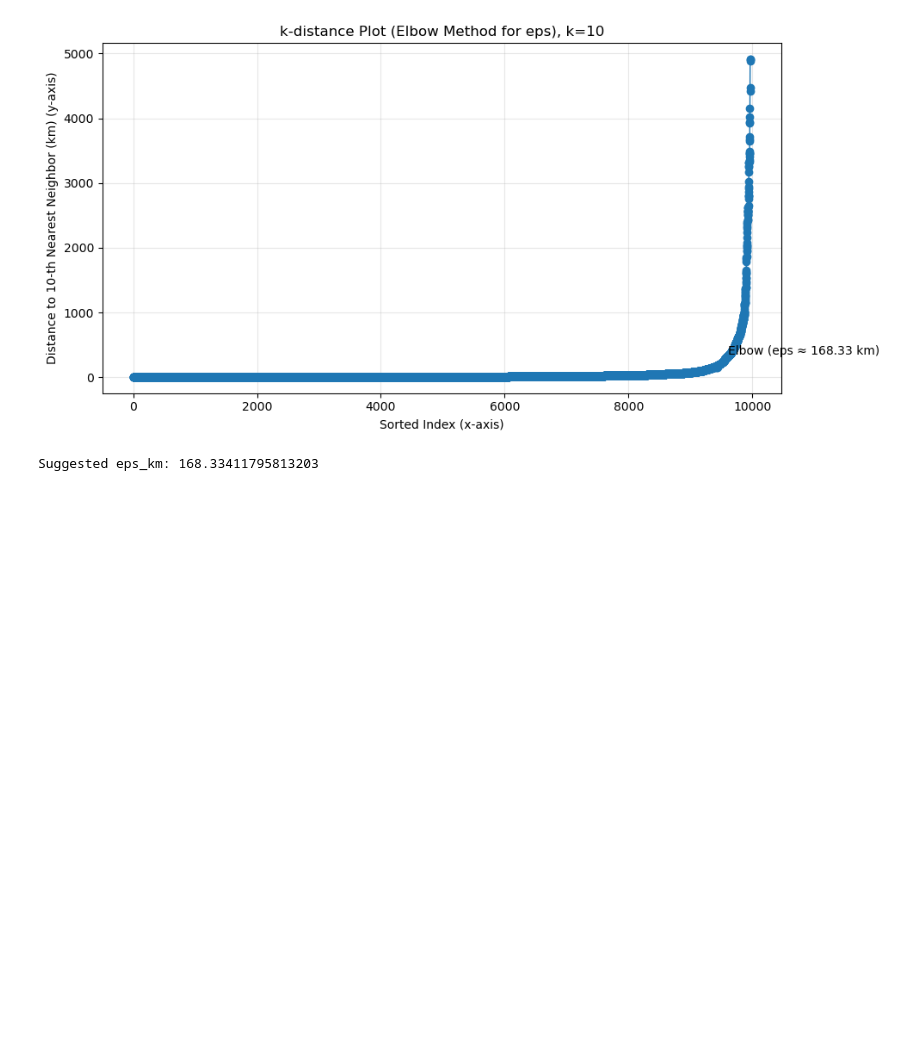
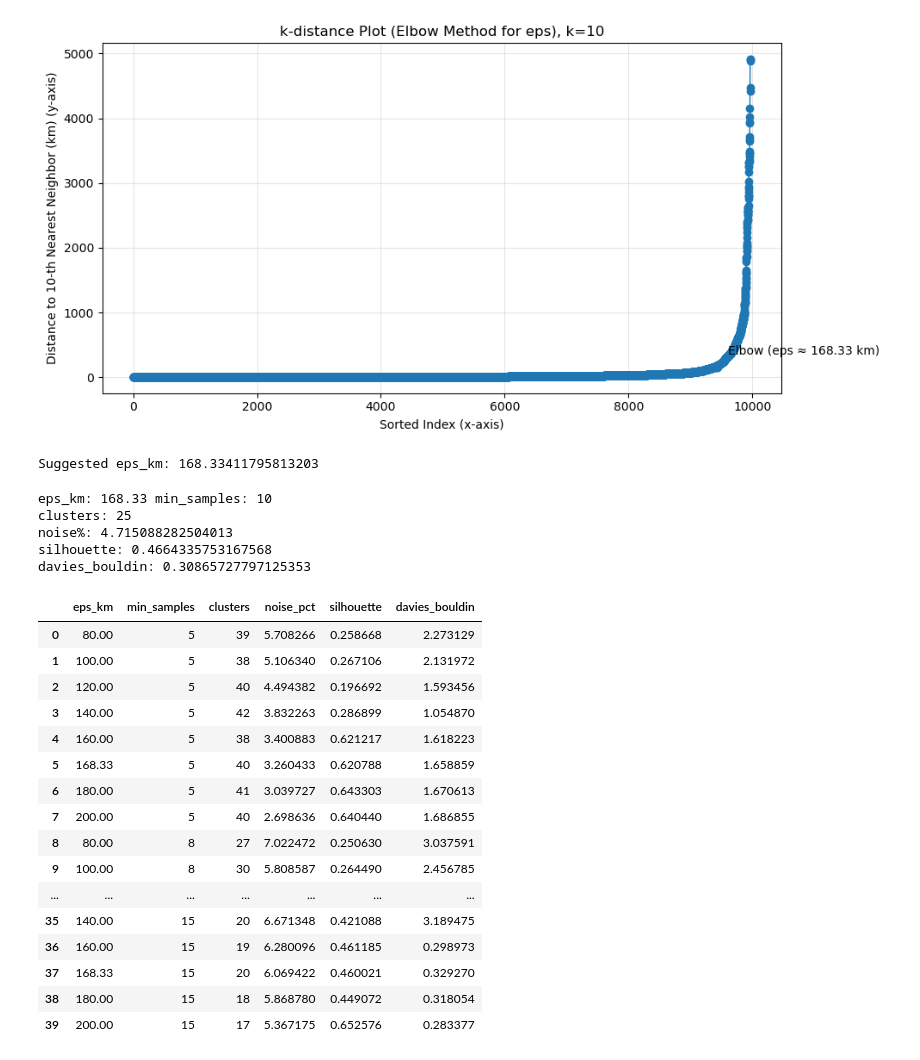
Before and after one commit to sandipbhandari1/AI-Course-Work, a Jupyter notebook: Earthquake.ipynb, the cells around one changed output. Drawn from its saved outputs; the diff is of its cells as text; code cells hidden in the pictures; blank space fills up the shorter version.

```diff
--- a/Earthquake.ipynb
+++ b/Earthquake.ipynb
@@ -380,0 +416,58 @@ Suggested eps_km: 168.33411795813203
+# %%
+eps_km = 168.33
+min_samples = 10
+
+labels, core_idx, _ = run_dbscan_haversine(coords_rad, eps_km, min_samples)
+
+m = metrics(coords_rad, labels)
+print("eps_km:", eps_km, "min_samples:", min_samples)
+print("clusters:", m["clusters"])
+print("noise%:", m["noise_pct"])
+print("silhouette:", m["silhouette"])
+print("davies_bouldin:", m["davies_bouldin"])
+# %% [output]
+eps_km: 168.33 min_samples: 10
+clusters: 25
+noise%: 4.715088282504013
+silhouette: 0.4664335753167568
+davies_bouldin: 0.30865727797125353
+# %%
+# --- Parameter Sweep Output Table ---
+
+eps_list = [80, 100, 120, 140, 160, 168.33, 180, 200]     # you can adjust
+min_samples_list = [5, 8, 10, 12, 15]
+
+rows = []
+for ms in min_samples_list:
+    for eps in eps_list:
+        labels, core_idx, _ = run_dbscan_haversine(coords_rad, eps, ms)
+        m = metrics(coords_rad, labels)
+        rows.append({
+            "eps_km": eps,
+            "min_samples": ms,
+            "clusters": m["clusters"],
+            "noise_pct": m["noise_pct"],
+            "silhouette": m["silhouette"],
+            "davies_bouldin": m["davies_bouldin"]
+        })
+
+sweep_df = pd.DataFrame(rows)
+sweep_df
+# %% [output]
+|  | eps_km | min_samples | clusters | noise_pct | silhouette | davies_bouldin |
+| 0 | 80.00 | 5 | 39 | 5.708266 | 0.258668 | 2.273129 |
+| 1 | 100.00 | 5 | 38 | 5.106340 | 0.267106 | 2.131972 |
+| 2 | 120.00 | 5 | 40 | 4.494382 | 0.196692 | 1.593456 |
+| 3 | 140.00 | 5 | 42 | 3.832263 | 0.286899 | 1.054870 |
+| 4 | 160.00 | 5 | 38 | 3.400883 | 0.621217 | 1.618223 |
+| 5 | 168.33 | 5 | 40 | 3.260433 | 0.620788 | 1.658859 |
+| 6 | 180.00 | 5 | 41 | 3.039727 | 0.643303 | 1.670613 |
+| 7 | 200.00 | 5 | 40 | 2.698636 | 0.640440 | 1.686855 |
+| 8 | 80.00 | 8 | 27 | 7.022472 | 0.250630 | 3.037591 |
+| 9 | 100.00 | 8 | 30 | 5.808587 | 0.264490 | 2.456785 |
+| ... | ... | ... | ... | ... | ... | ... |
+| 35 | 140.00 | 15 | 20 | 6.671348 | 0.421088 | 3.189475 |
+| 36 | 160.00 | 15 | 19 | 6.280096 | 0.461185 | 0.298973 |
+| 37 | 168.33 | 15 | 20 | 6.069422 | 0.460021 | 0.329270 |
+| 38 | 180.00 | 15 | 18 | 5.868780 | 0.449072 | 0.318054 |
+| 39 | 200.00 | 15 | 17 | 5.367175 | 0.652576 | 0.283377 |
```
Also changed, not shown: parts of 3 cells of this notebook.
